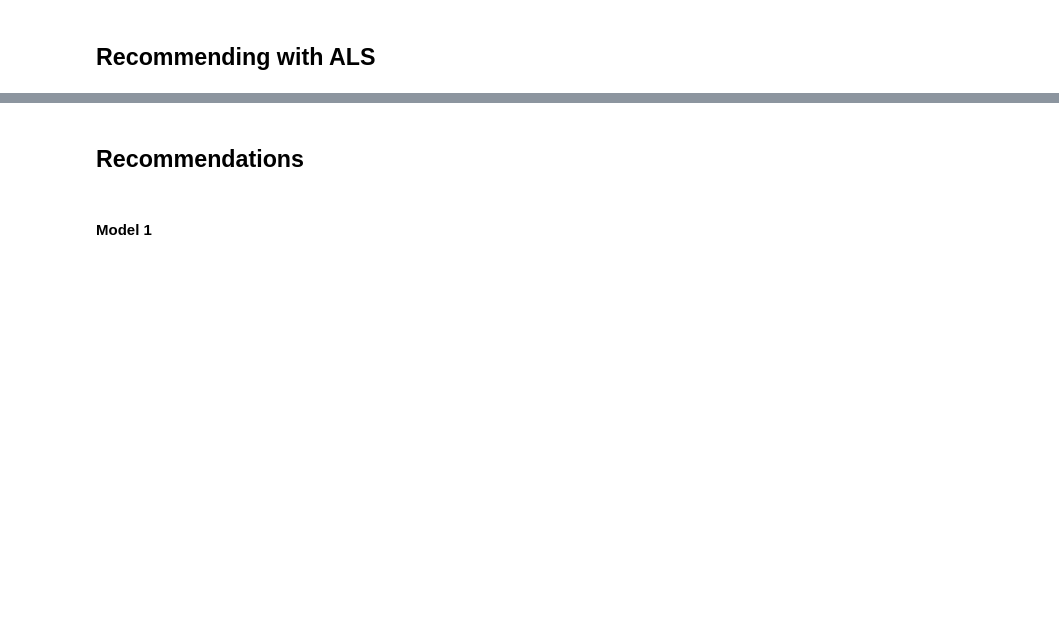
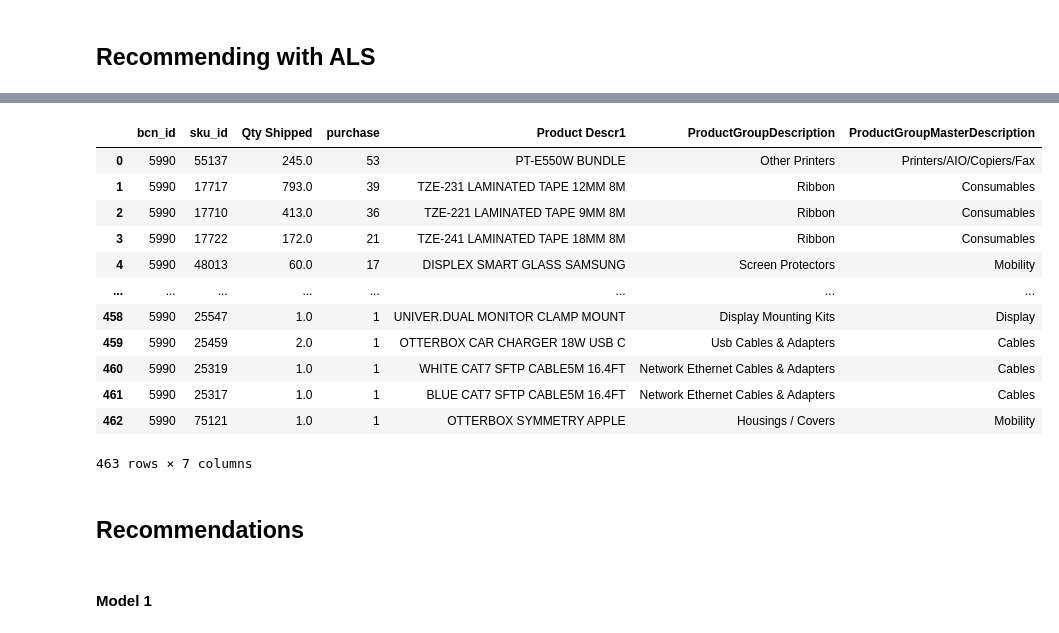
Before and after one commit to vincm1/RecSys_Implicit, a Jupyter notebook: Alternating_Least_Squares_(ALS).ipynb, the cells around one changed output, grey strips where cells are left out. Cells and saved outputs as stored; diff of their text form; code cells hidden in the pictures; blank space fills up the shorter version.

```diff
--- a/Alternating_Least_Squares_(ALS).ipynb
+++ b/Alternating_Least_Squares_(ALS).ipynb
@@ -327,0 +330,5 @@ print(user_id_2)
+# %%
+user_id_bcn = df.loc[df['bcn_id'] == user_id, 'BranchCustomerNbr'].head(1).values[0]
+user_id_2_bcn = df.loc[df['bcn_id'] == user_id_2, 'BranchCustomerNbr'].head(1).values[0]
+print(user_id_bcn)
+print(user_id_2_bcn)
@@ -340,10 +365,11 @@ IndexingError: ignored
 # %%
-user_purchases_2 = pd.DataFrame(df_2[(df.bcn_id == user_id_2)])
+user_purchases_2 = pd.DataFrame(df[(df["BranchCustomerNbr"] == user_id_2_bcn)])
 user_purchases_2 = user_purchases_2.groupby(["bcn_id","sku_id"]).agg({
                                         "Qty Shipped":"sum",
                                         "purchase":"sum"}).reset_index()
-user_purchases_2 = user_purchases_2.sort_values(by="Qty Shipped", ascending=False)
+user_purchases_2 = user_purchases_2.sort_values(by="purchase", ascending=False)
 user_purchases_2 = user_purchases_2.merge(sku_list, on="sku_id", how="left")
 user_purchases_2.to_csv(f'{user_id_2}_purchase_history.csv')
 files.download(f'{user_id_2}_purchase_history.csv')
-len(user_purchases_2)
+user_purchases_2
+# %% [output]
@@ -350,3 +378,16 @@ len(user_purchases_2)
+|  | bcn_id | sku_id | Qty Shipped | purchase | Product Descr1 | ProductGroupDescription | ProductGroupMasterDescription |
+| 0 | 5990 | 55137 | 245.0 | 53 | PT-E550W BUNDLE | Other Printers | Printers/AIO/Copiers/Fax |
+| 1 | 5990 | 17717 | 793.0 | 39 | TZE-231 LAMINATED TAPE 12MM 8M | Ribbon | Consumables |
+| 2 | 5990 | 17710 | 413.0 | 36 | TZE-221 LAMINATED TAPE 9MM 8M | Ribbon | Consumables |
+| 3 | 5990 | 17722 | 172.0 | 21 | TZE-241 LAMINATED TAPE 18MM 8M | Ribbon | Consumables |
+| 4 | 5990 | 48013 | 60.0 | 17 | DISPLEX SMART GLASS SAMSUNG | Screen Protectors | Mobility |
+| ... | ... | ... | ... | ... | ... | ... | ... |
+| 458 | 5990 | 25547 | 1.0 | 1 | UNIVER.DUAL MONITOR CLAMP MOUNT | Display Mounting Kits | Display |
+| 459 | 5990 | 25459 | 2.0 | 1 | OTTERBOX CAR CHARGER 18W USB C | Usb Cables & Adapters | Cables |
+| 460 | 5990 | 25319 | 1.0 | 1 | WHITE CAT7 SFTP CABLE5M 16.4FT | Network Ethernet Cables & Adapters | Cables |
+| 461 | 5990 | 25317 | 1.0 | 1 | BLUE CAT7 SFTP CABLE5M 16.4FT | Network Ethernet Cables & Adapters | Cables |
+| 462 | 5990 | 75121 | 1.0 | 1 | OTTERBOX SYMMETRY APPLE | Housings / Covers | Mobility |
+463 rows × 7 columns
 # %% [markdown]
 ## Recommendations
 # %% [markdown]
```
Also changed, not shown: parts of 55 cells of this notebook.
